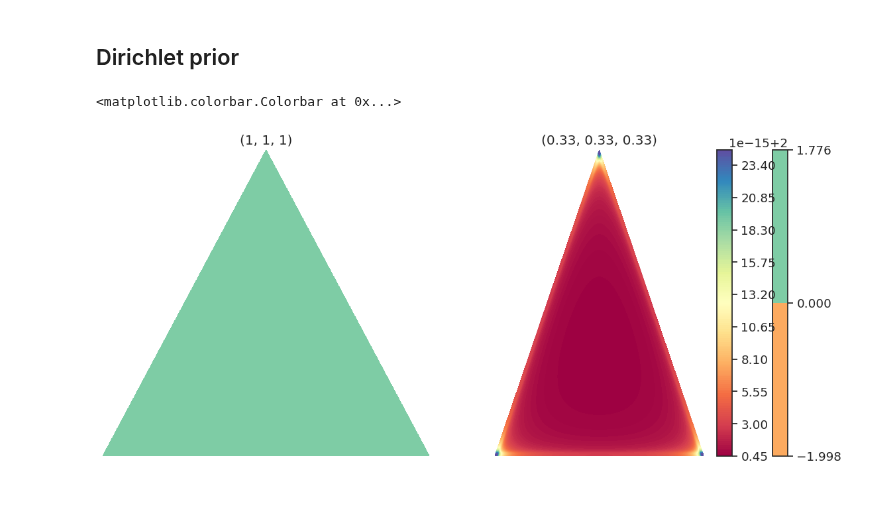
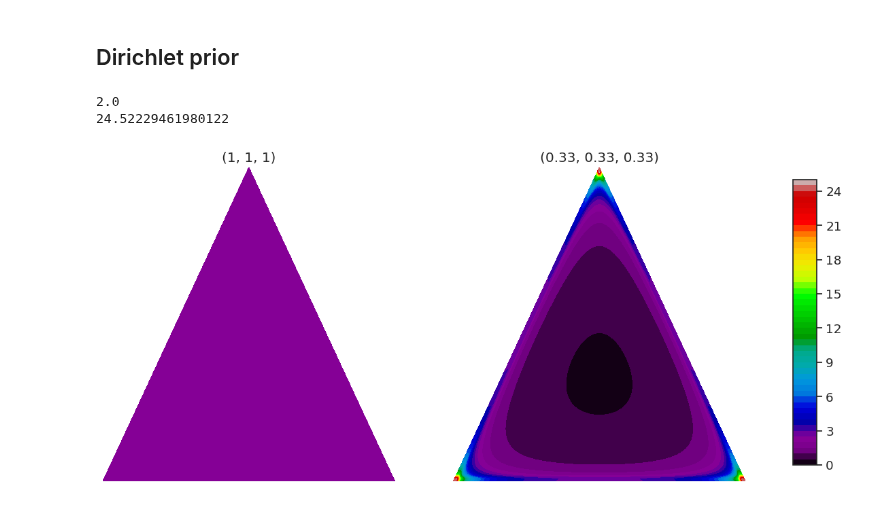
Before and after one commit to mrsonne/misc, a Jupyter notebook: regmix.ipynb, the cells around one changed output. Cells and saved outputs as stored; diff of their text form; code cells hidden in the pictures.

Commit message:
add colorbar to dirichlet plot

```diff
--- a/regmix.ipynb
+++ b/regmix.ipynb
@@ -692,43 +692,47 @@ class PlotDirichlet:
         s = [(self._corners[i] - self._midpoints[i]).dot(xy - self._midpoints[i]) / 0.75 for i in range(3)]
         return np.clip(s, tol, 1.0-tol)
 
-    def draw_pdf_contours(self, ax, dist, label=None, nlevels=200, subdiv=8, **kwargs):
+    def draw_pdf_contours(self, ax, dist, label=None, nlevels=200, levels=None, subdiv=8, **kwargs):
         """Draw pdf contours for a Dirichlet distribution"""
         # Subdivide the triangle into a triangular mesh
         refiner = tri.UniformTriRefiner(self._triangle)
         trimesh = refiner.refine_triangulation(subdiv=subdiv)
 
         # convert to barycentric coordinates and compute probabilities of the given distribution
         pvals = [dist.pdf(self.xy2bc(xy, tol=1e-2)) for xy in zip(trimesh.x, trimesh.y)]
+        print(max(pvals))
 
-        tcf = ax.tricontourf(trimesh, pvals, nlevels, **kwargs)
+        tcf = ax.tricontourf(trimesh, pvals, cmap=cmap, levels=levels)
         #plt.axis('equal')
         ax.set_xlim(0, 1)
         ax.set_ylim(0, 0.75**0.5)
         ax.set_title(str(label))
         ax.axis('off')
         return ax, tcf
 
 
 corners = np.array([[0, 0], [1, 0], [0.5, 0.75**0.5]])
 plot_dirichlet = PlotDirichlet(corners)
 
 fig, axes = plt.subplots(1, 2, figsize=(14, 6))
 
-cmap = get_cmap("Spectral")
+cmap = get_cmap("nipy_spectral")
 ax = axes[0]
 alpha = (1, 1, 1)
 dist = Dirichlet(alpha)
-ax, tcf = plot_dirichlet.draw_pdf_contours(ax, dist, alpha, cmap=cmap)
-fig.colorbar(tcf)
+ax, tcf = plot_dirichlet.draw_pdf_contours(ax, dist, alpha, cmap=cmap, levels=np.linspace(0,25,51))
 
 ax = axes[1]
 alpha = (0.33, 0.33, 0.33)
 dist = Dirichlet(alpha)
-ax, tcf = plot_dirichlet.draw_pdf_contours(ax, dist, alpha, cmap=cmap)
-fig.colorbar(tcf)
+ax, tcf = plot_dirichlet.draw_pdf_contours(ax, dist, alpha, cmap=cmap, levels=np.linspace(0,25,51))
+
+fig.subplots_adjust(right=0.8)
+cbar_ax = fig.add_axes([0.85, 0.15, 0.025, 0.7])
+fig.colorbar(tcf, cax=cbar_ax);
 # %% [output]
-<matplotlib.colorbar.Colorbar at 0x...>
+2.0
+24.52229461980122
-[figure, old version]
+[figure, new version]
 # %%
 %watermark  -n -u -v -iv -w
```
